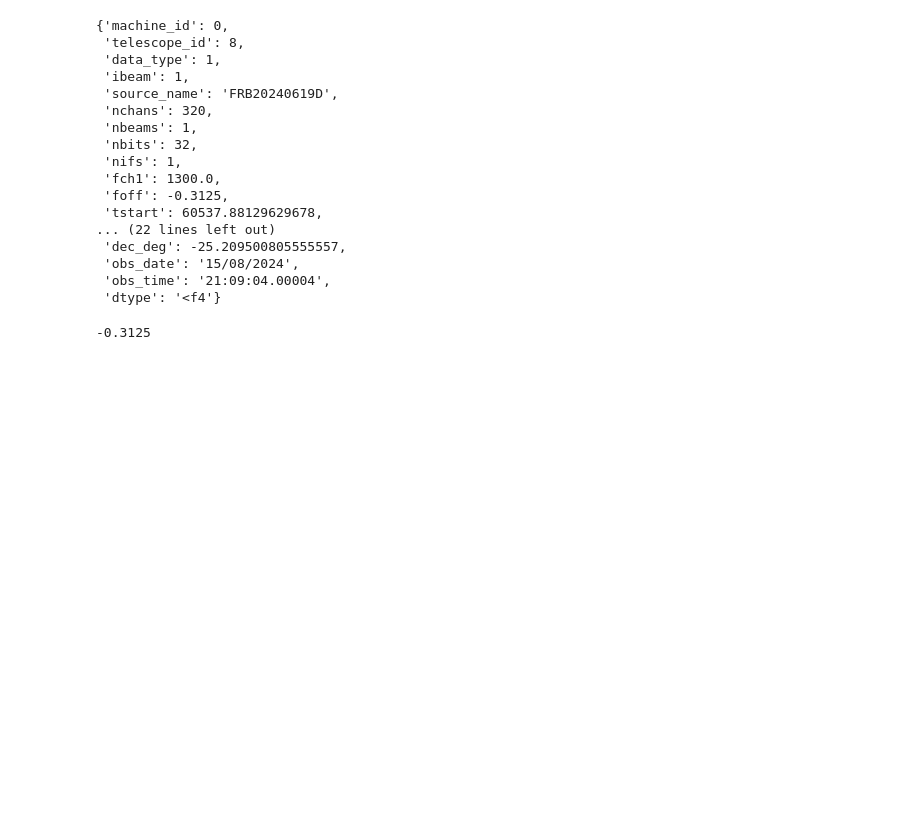
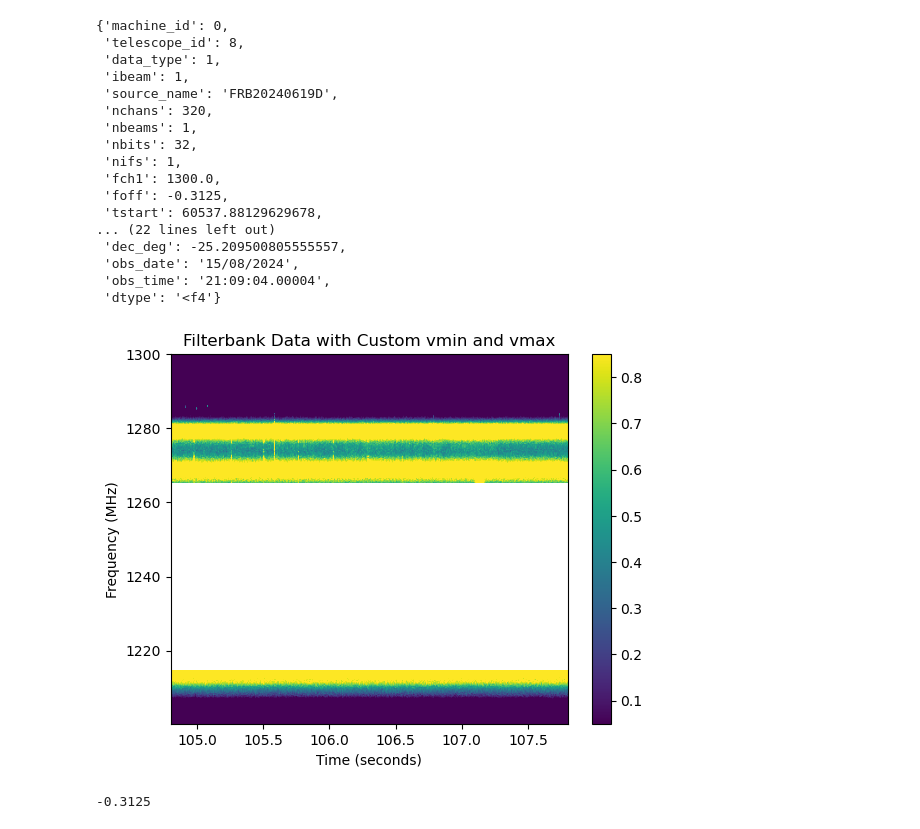
Before and after one commit to afinemax/Astron_2024, a Jupyter notebook: frb_analysis/fil_to_dynamic.ipynb, the cells around one changed output. Saved outputs shown, nothing was run; the diff lists cells and outputs as text; code cells hidden in the pictures; blank space fills up the shorter version.

```diff
--- a/frb_analysis/fil_to_dynamic.ipynb
+++ b/frb_analysis/fil_to_dynamic.ipynb
@@ -127,6 +127,9 @@ time_samples = np.arange(data.shape[1]) * tsamp + tsart  # Add start time to eac
 #data[mask, :] = np.nan
 
 # new time axis
+
+time_since_t0 = 106.3
+dt = 3
 start_time = time_since_t0 - 0.5 * dt
 end_time = time_since_t0 + 0.5 * dt
 time_samples = np.linspace(start_time, end_time, data.shape[1])
@@ -162,16 +165,19 @@ header
 # %%
 # Plotting
 
+plotting_data = data
 plotting_data[mask, : ] = np.nan
 plotting_data = (plotting_data - np.nanmean(data) ) / np.nanstd(data)
 
 
 plt.imshow(plotting_data, aspect='auto', vmin=0.05, vmax=0.85, extent=[time_samples.min(), time_samples.max(), frequencies_inverted.min(), frequencies_inverted.max()])
 plt.colorbar()  # Show a colorbar to see the color mapping
 plt.xlabel('Time (seconds)')  # Label the x-axis
 plt.ylabel('Frequency (MHz)')  # Label the y-axis
 plt.title('Filterbank Data with Custom vmin and vmax')
 plt.show()
+# %% [output]
+[figure, added]
 # %%
 foff
 # %% [output]
```
Also changed, not shown: parts of 4 cells of this notebook.
